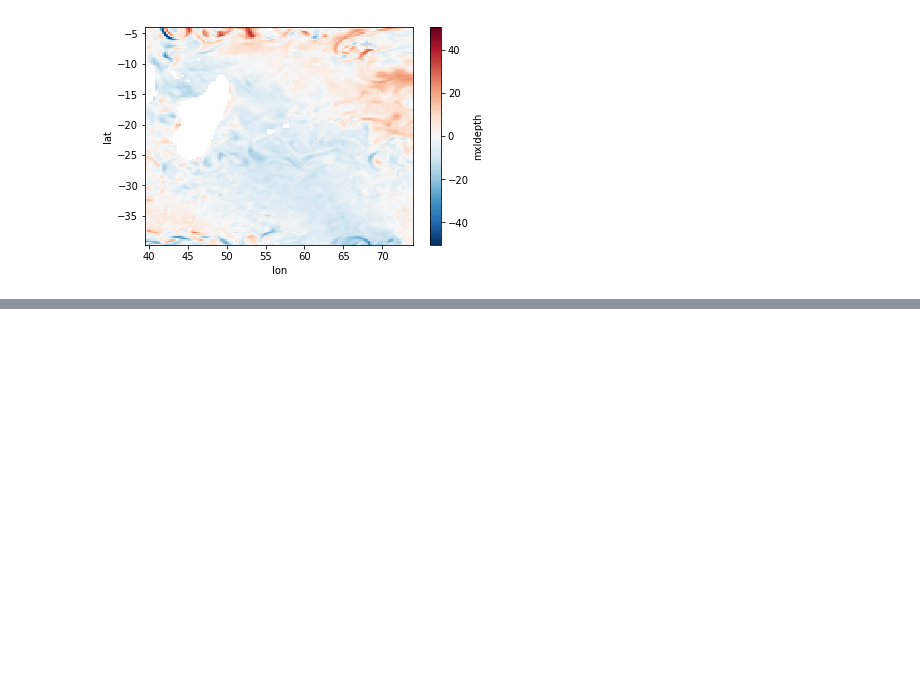
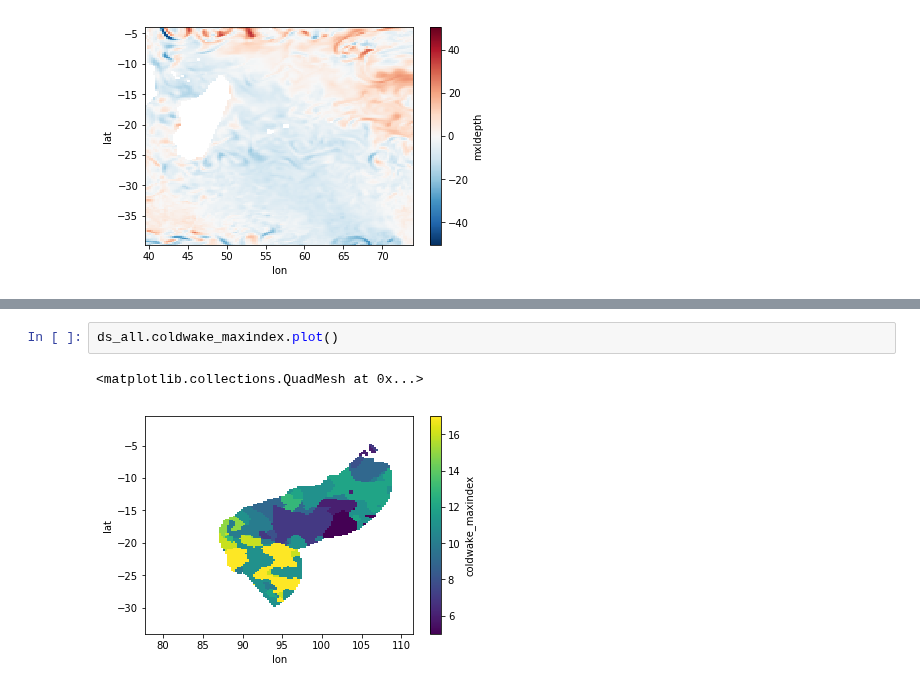
Before and after one commit to cgentemann/storm_heat_content, a Jupyter notebook: global_storm_hists.ipynb, the cells around one changed output, grey strips where cells are left out. Cells and saved outputs as stored; diff of their text form; blank space fills up the shorter version.

```diff
--- a/global_storm_hists.ipynb
+++ b/global_storm_hists.ipynb
@@ -287,0 +500,5 @@ ds.map_sum.plot()
+# %%
+ds_all.coldwake_maxindex.plot()
+# %% [output]
+<matplotlib.collections.QuadMesh at 0x...>
+[figure, added]
```
Also changed, not shown: parts of 13 cells of this notebook, 2 other files.
